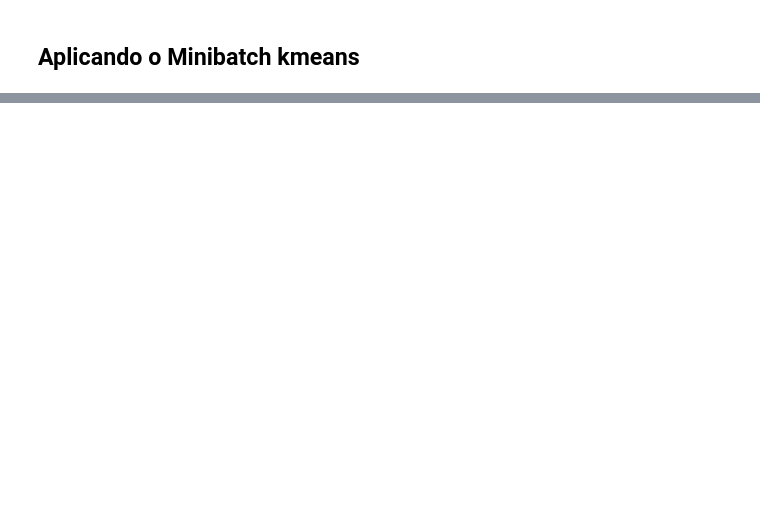
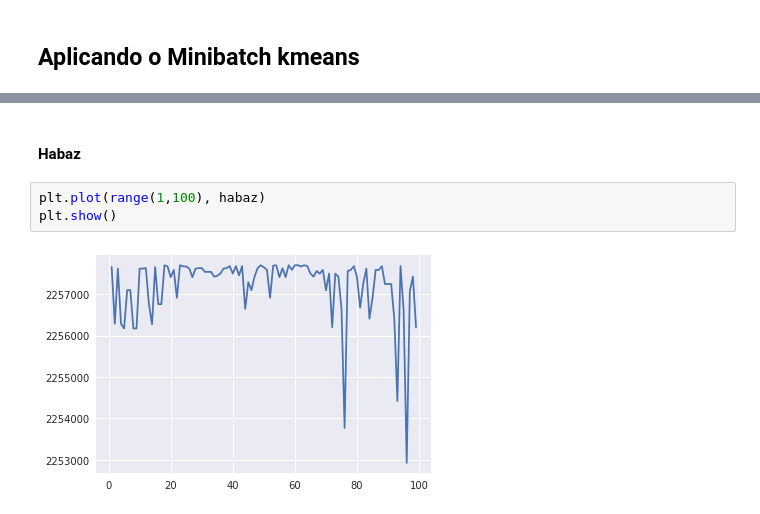
Before and after one commit to Machine-Learning-FGA/IoT, a Jupyter notebook: experimentos/Minibatch kmeans.ipynb, the cells around one changed output, grey strips where cells are left out. Saved outputs shown, nothing was run; the diff lists cells and outputs as text; blank space fills up the shorter version.

```diff
--- a/experimentos/Minibatch kmeans.ipynb
+++ b/experimentos/Minibatch kmeans.ipynb
@@ -82,0 +155,7 @@ plt.show()
+# %% [markdown]
+#### Habaz
+# %%
+plt.plot(range(1,100), habaz)
+plt.show()
+# %% [output]
+[figure, added]
```
Also changed, not shown: parts of 19 cells of this notebook.
